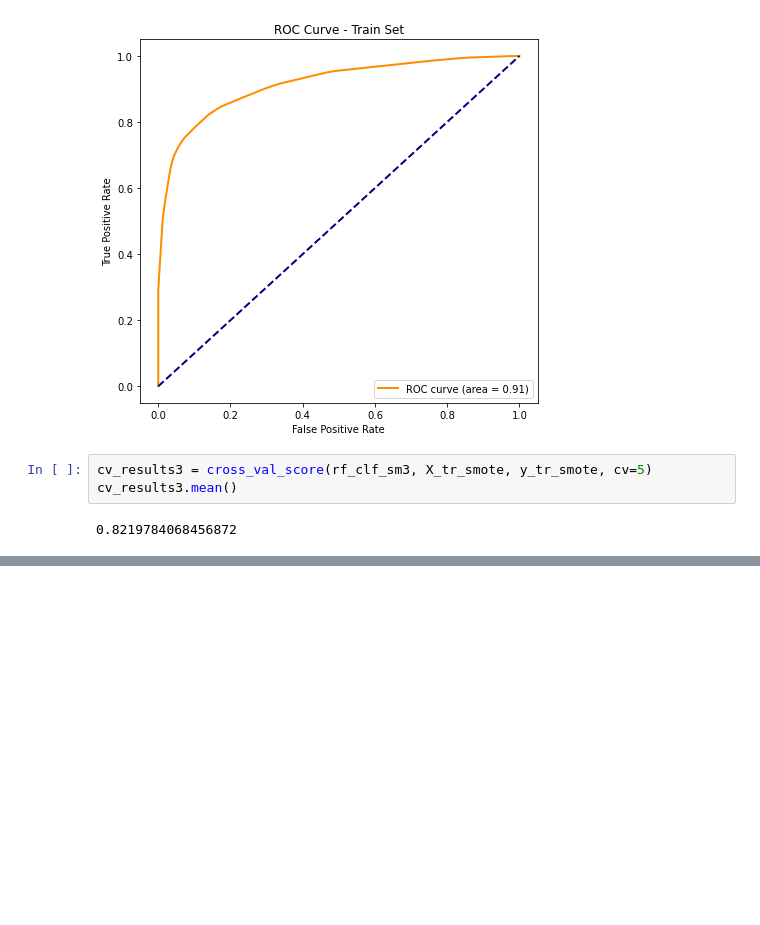
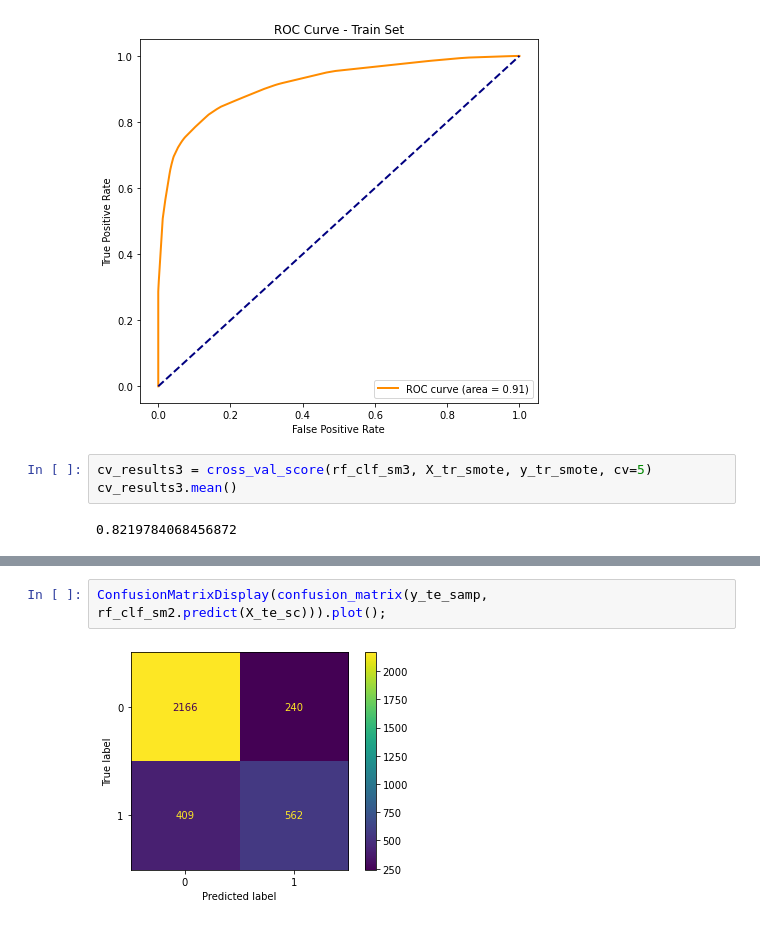
Before and after one commit to K-Pegg/Vaccines-Project, a Jupyter notebook: Notebooks/Juvenson-working-notebook-cat.ipynb, the cells around one changed output, grey strips where cells are left out. Cells and saved outputs as stored; diff of their text form; blank space fills up the shorter version.

```diff
--- a/Notebooks/Juvenson-working-notebook-cat.ipynb
+++ b/Notebooks/Juvenson-working-notebook-cat.ipynb
@@ -567,0 +662,4 @@ cross validation3: 0.8219784068456872
+# %%
+ConfusionMatrixDisplay(confusion_matrix(y_te_samp, rf_clf_sm2.predict(X_te_sc))).plot();
+# %% [output]
+[figure, added]
```
Also changed, not shown: parts of 18 cells of this notebook.
